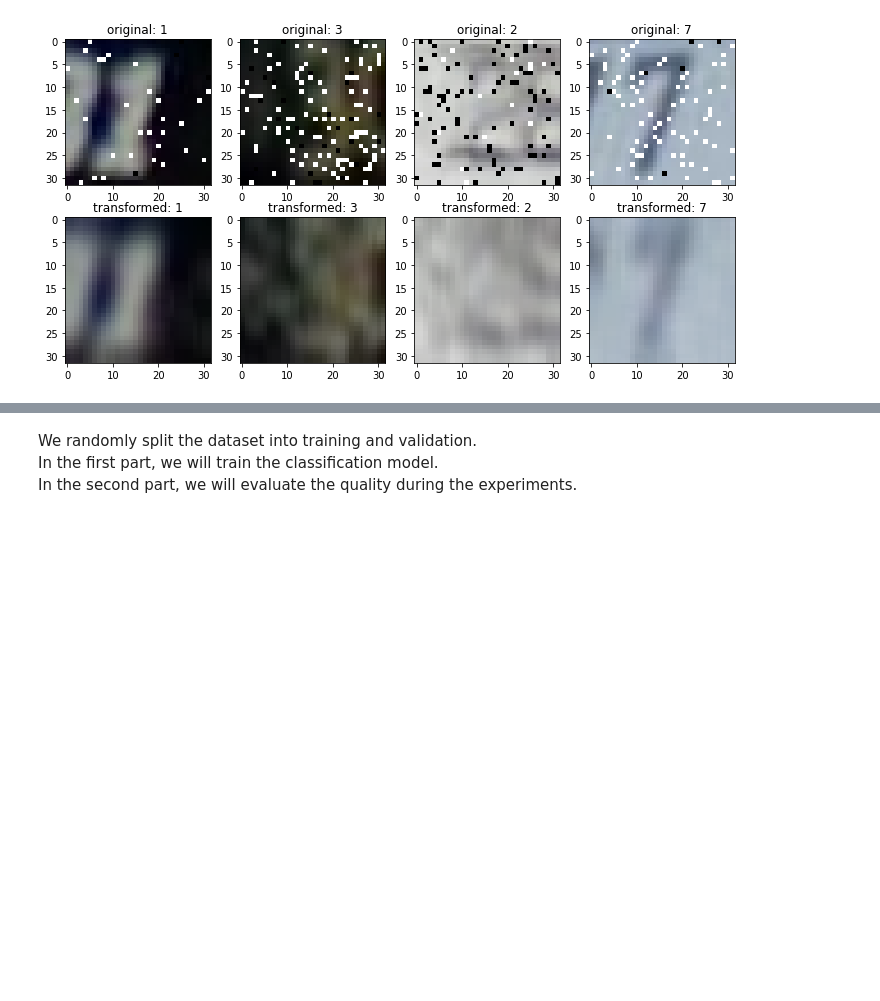
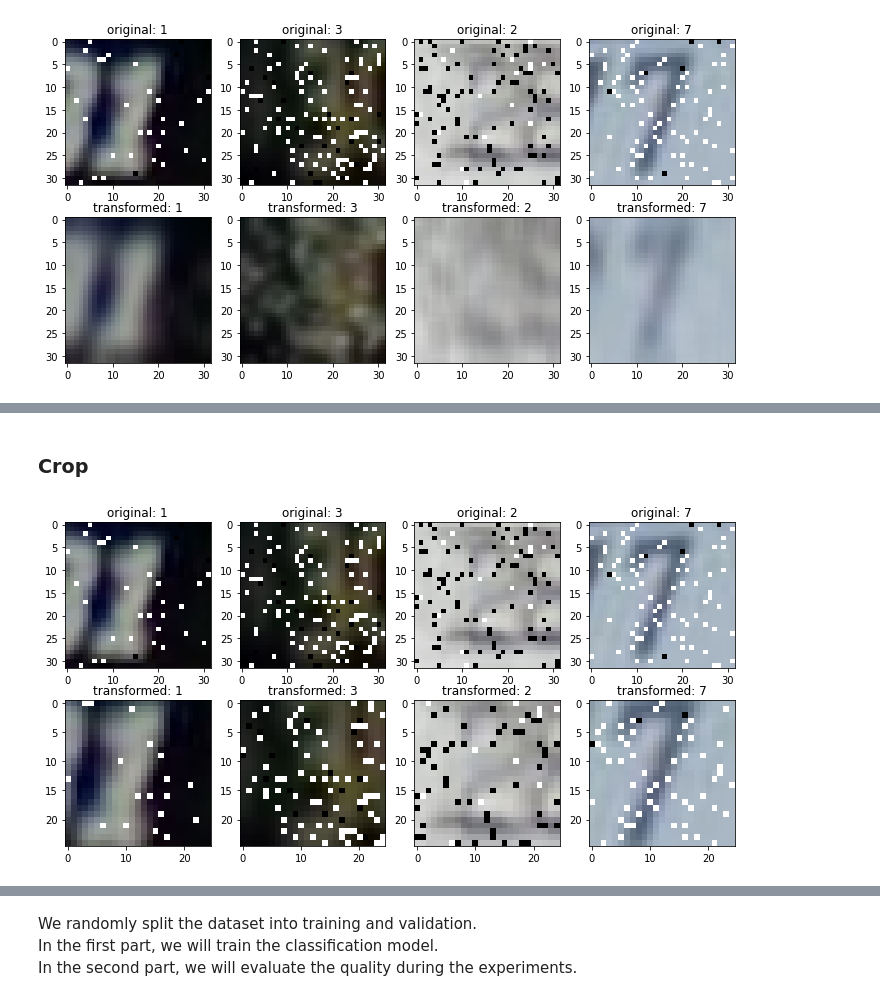
Before and after one commit to NickThe1/image-classification, a Jupyter notebook: classcnn.ipynb, the cells around one changed output, grey strips where cells are left out. Cells and saved outputs as stored; diff of their text form; code cells hidden in the pictures; blank space fills up the shorter version.

```diff
--- a/classcnn.ipynb
+++ b/classcnn.ipynb
@@ -230,0 +275,17 @@ for i in range(4):
+# %% [markdown]
+### Crop
+# %%
+crop = [T.CenterCrop(size=25)(data[i][0]) for i in range(4)]
+
+figure = plt.figure(figsize=(12, 12))
+for i, img in enumerate(crop):
+    figure.add_subplot(1, 4, i+1)
+    plt.title("transformed: " + str(data[i][1]))
+    plt.imshow(torch.moveaxis(img.squeeze(), 0, 2))
+
+for i in range(4):
+    figure.add_subplot(2, 4, i+1)
+    plt.title("original: " + str(data[i][1]))
+    plt.imshow(torch.moveaxis(data[i][0].squeeze(), 0, 2))
+# %% [output]
+[figure, added]
```
Also changed, not shown: parts of 27 cells of this notebook.
